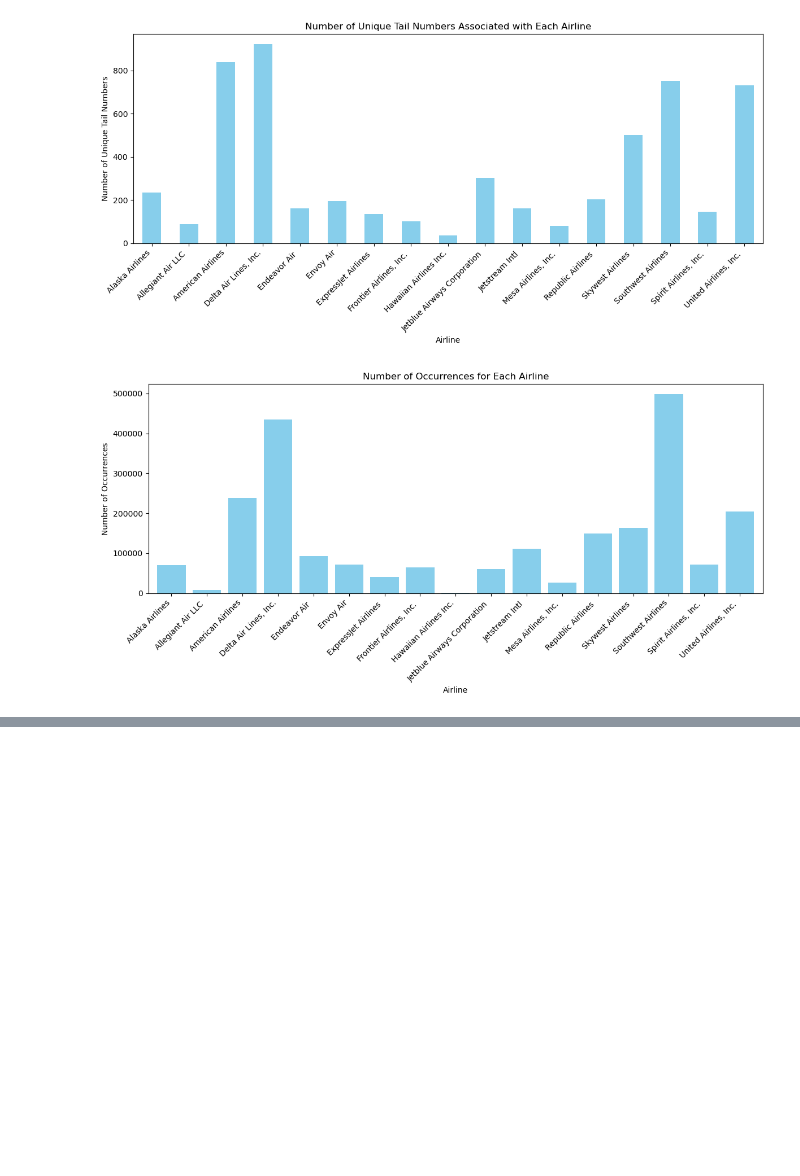
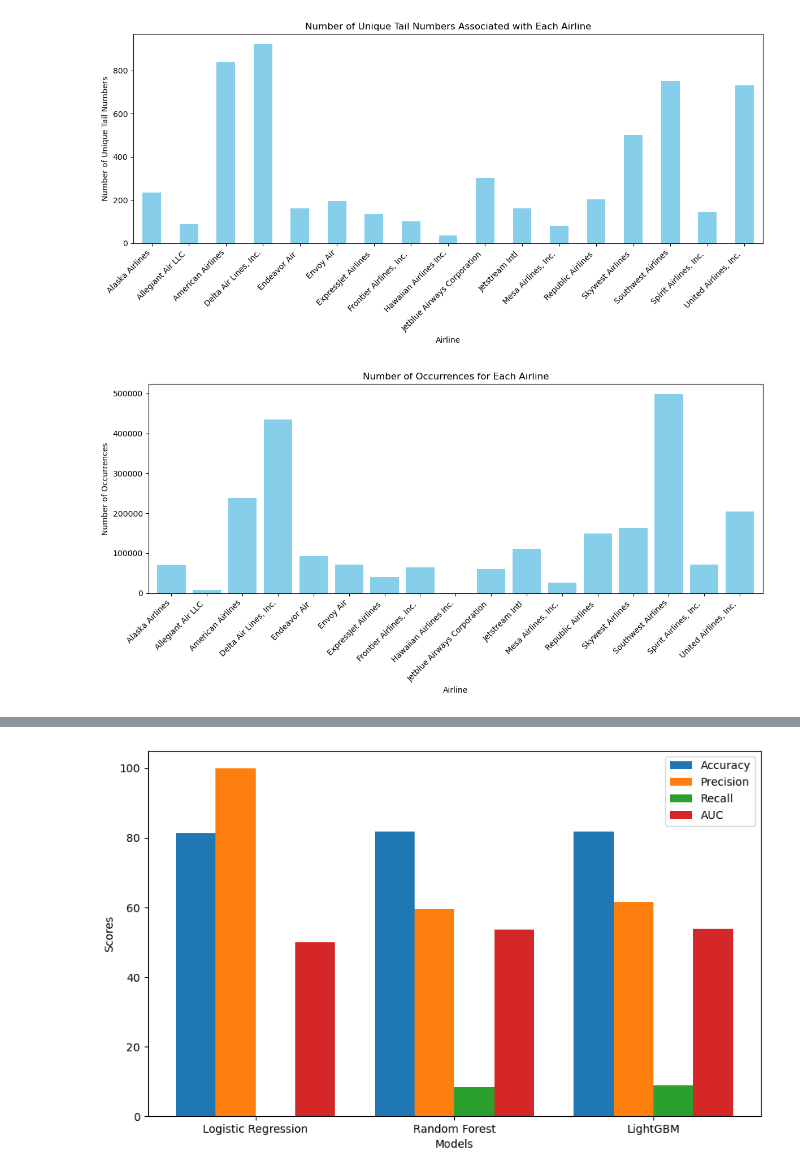
Before and after one commit to isJordy/airplane-weather, a Jupyter notebook: code.ipynb, the cells around one changed output, grey strips where cells are left out. Saved outputs shown, nothing was run; the diff lists cells and outputs as text; code cells hidden in the pictures; blank space fills up the shorter version.

Commit message:
created models

```diff
--- a/code.ipynb
+++ b/code.ipynb
@@ -758,0 +907,4 @@ plt.show()
+# %%
+# Train the model with the best parameters
+best_lgb1_model = lgb.LGBMClassifier(**GBM1_best_params)
+best_lgb1_model.fit(X1_train, y1_train)
@@ -758,0 +997,4 @@ plt.show()
+# %%
+# Train the model with the best parameters
+best_lr1_model = LogisticRegression(**lr1_best_params)
+best_lr1_model.fit(X1_train, y1_train)
@@ -758,0 +1074,7 @@ plt.show()
+# %%
+# Perform grid search
+grid_search = GridSearchCV(estimator=rf_model, param_grid=param_grid, cv=3, scoring='accuracy', n_jobs=-1)
+grid_search.fit(X1_train, y1_train)
+
+# Get the best parameters
+rf1_best_params = grid_search.best_params_
@@ -758,0 +1088,4 @@ plt.show()
+# %%
+# Train the model with the best parameters
+best_rf1_model = RandomForestClassifier(**rf1_best_params)
+best_rf1_model.fit(X1_train, y1_train)
@@ -758,0 +1138,51 @@ plt.show()
+# %%
+import matplotlib.pyplot as plt
+import numpy as np
+
+
+models = ['Logistic Regression', 'Random Forest', 'LightGBM']
+metrics = ['Accuracy', 'Precision', 'Recall', 'AUC']
+
+# Values
+evaluation_metrics = {
+    'Logistic Regression': {'Accuracy': LR1_accuracy*100, 'Precision': LR1_precision*100, 'Recall': LR1_recall*100, 'AUC': LR1_auc*100},
+    'Random Forest': {'Accuracy': RF1_accuracy*100, 'Precision': RF1_precision*100, 'Recall': RF1_recall*100, 'AUC': RF1_auc*100},
+    'LightGBM': {'Accuracy': GBM1_accuracy*100, 'Precision': GBM1_precision*100, 'Recall': GBM1_recall*100, 'AUC': GB1_auc*100}
+}
+
+# Create lists to store values for each metric
+accuracy_values = []
+precision_values = []
+recall_values = []
+auc_values = []
+
+# Extract metric values for each model
+for model in models:
+    accuracy_values.append(evaluation_metrics[model]['Accuracy'])
+    precision_values.append(evaluation_metrics[model]['Precision'])
+    recall_values.append(evaluation_metrics[model]['Recall'])
+    auc_values.append(evaluation_metrics[model]['AUC'])
+
+# Create a stacked column chart
+fig, ax = plt.subplots(figsize=(10, 6))
+
+# Plot each metric for each model as a stacked column
+bar_width = 0.2
+index = np.arange(len(models))
+
+ax.bar(index, accuracy_values, bar_width, label='Accuracy')
+ax.bar(index + bar_width, precision_values, bar_width, label='Precision')
+ax.bar(index + 2 * bar_width, recall_values, bar_width, label='Recall')
+ax.bar(index + 3 * bar_width, auc_values, bar_width, label='AUC')
+
+# Add labels and legend
+ax.set_xlabel('Models')
+ax.set_ylabel('Scores')
+ax.set_xticks(index + 1.5 * bar_width)
+ax.set_xticklabels(models)
+ax.legend()
+
+# Show the plot
+plt.show()
+# %% [output]
+[figure, added]
```
Also changed, not shown: parts of 52 cells of this notebook.
